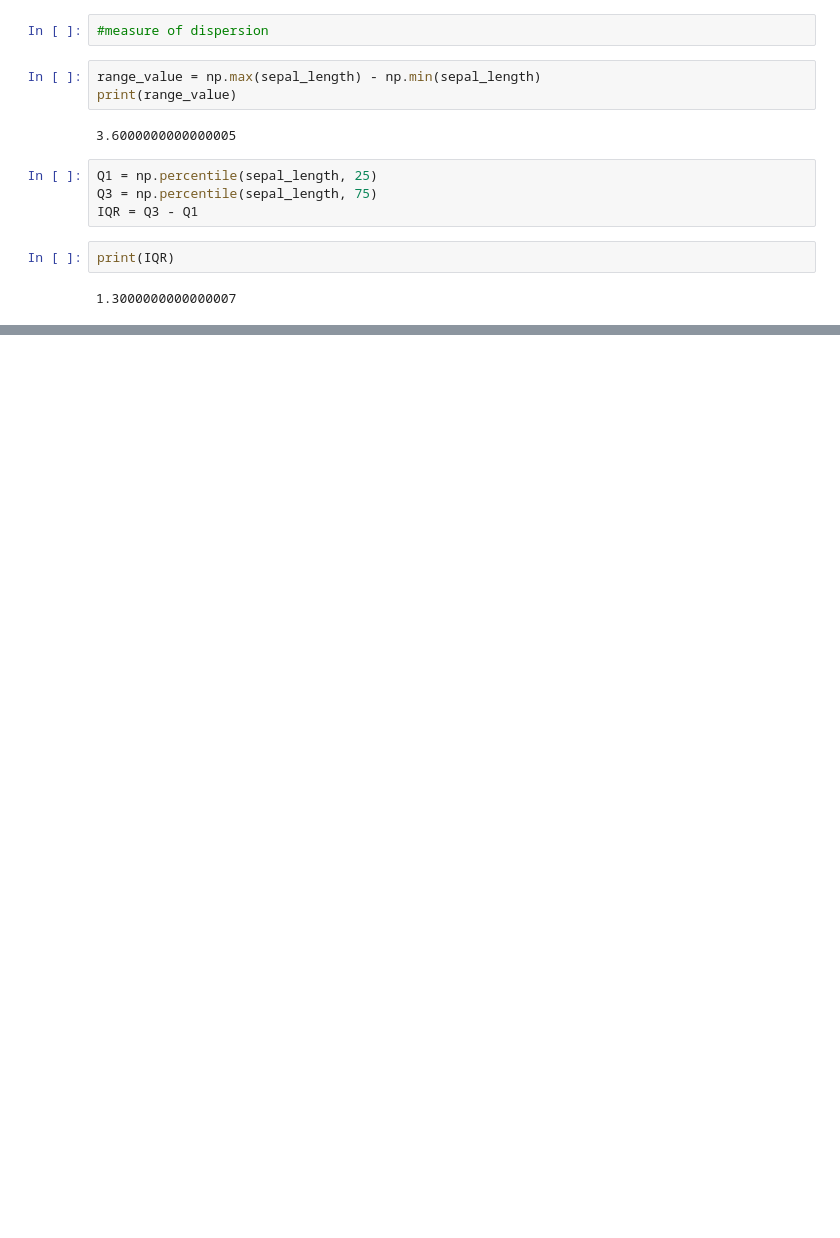
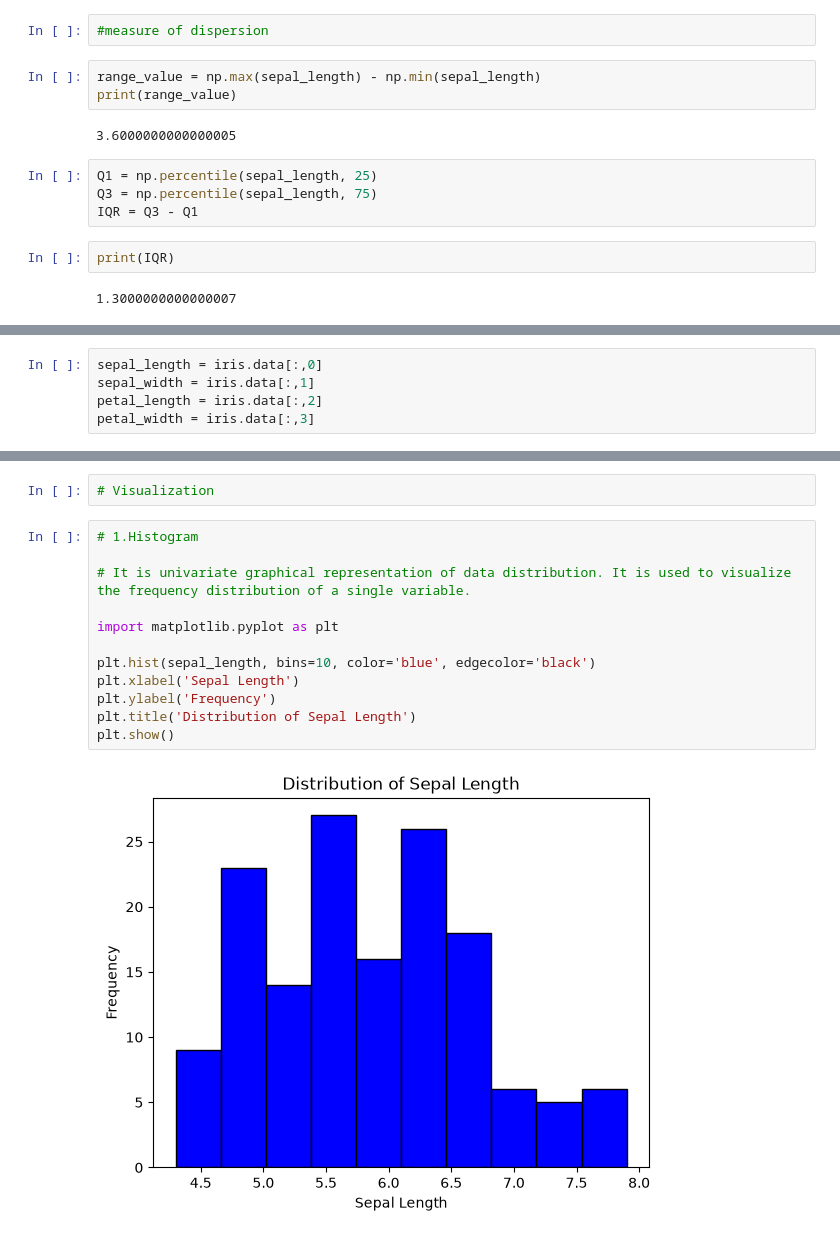
Before and after one commit to mdkaifsiddique/Data-analysis-with-Python, a Jupyter notebook: Day1.ipynb, the cells around one changed output, grey strips where cells are left out. Cells and saved outputs as stored; diff of their text form; blank space fills up the shorter version.

```diff
--- a/Day1.ipynb
+++ b/Day1.ipynb
@@ -168,0 +188,5 @@ np.float64(0.6811222222222223)
+# %%
+sepal_length = iris.data[:,0]
+sepal_width = iris.data[:,1]
+petal_length = iris.data[:,2]
+petal_width = iris.data[:,3]
@@ -168,0 +231,16 @@ np.float64(0.6811222222222223)
+# %%
+# Visualization
+# %%
+# 1.Histogram
+
+# It is univariate graphical representation of data distribution. It is used to visualize the frequency distribution of a single variable.
+
+import matplotlib.pyplot as plt
+
+plt.hist(sepal_length, bins=10, color='blue', edgecolor='black')
+plt.xlabel('Sepal Length')
+plt.ylabel('Frequency')
+plt.title('Distribution of Sepal Length')
+plt.show()
+# %% [output]
+[figure, added]
```
Also changed, not shown: parts of 38 cells of this notebook, 1 other file.
